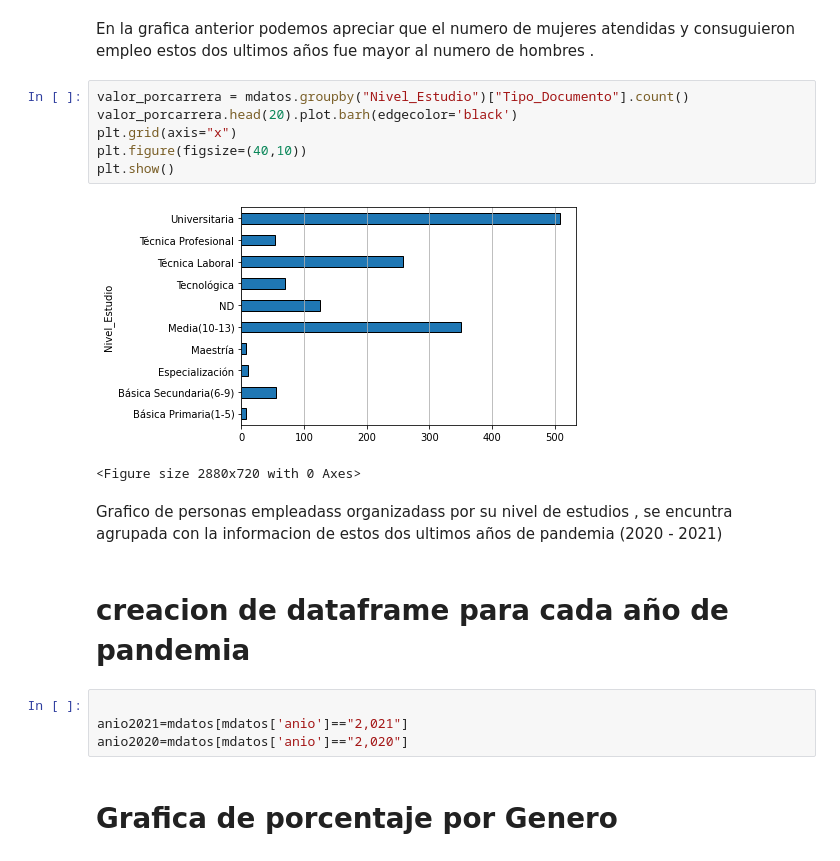
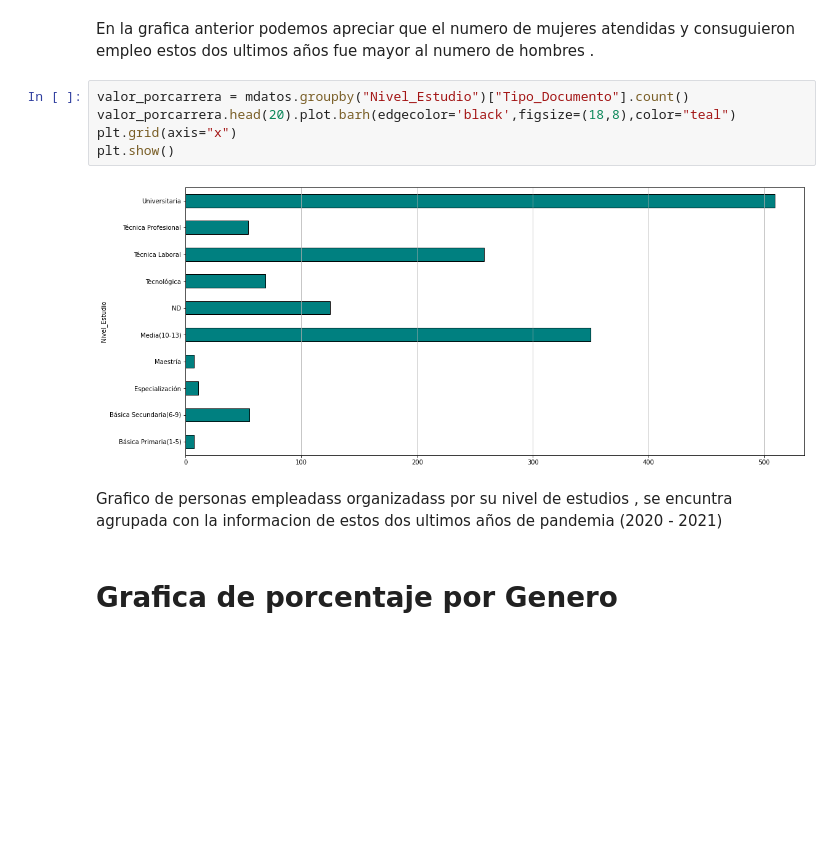
Before and after one commit to SaukB/Analisis, a Jupyter notebook: Material/Proyecto.ipynb, the cells around one changed output. Cells and saved outputs as stored; diff of their text form; blank space fills up the shorter version.

Commit message:
Colores , graficos

```diff
--- a/Material/Proyecto.ipynb
+++ b/Material/Proyecto.ipynb
@@ -146,21 +151,13 @@ print(ndata.columns)'''
 En la grafica anterior podemos apreciar que el numero de mujeres atendidas y consuguieron empleo estos dos ultimos años fue mayor al numero de hombres  .
 # %%
 valor_porcarrera = mdatos.groupby("Nivel_Estudio")["Tipo_Documento"].count()
-valor_porcarrera.head(20).plot.barh(edgecolor='black')
+valor_porcarrera.head(20).plot.barh(edgecolor='black',figsize=(18,8),color="teal")
 plt.grid(axis="x")
-plt.figure(figsize=(40,10))
 plt.show()
 # %% [output]
-[figure, old version]
+[figure, new version]
-<Figure size 2880x720 with 0 Axes>
 # %% [markdown]
 Grafico de personas empleadass organizadass por su nivel de estudios , se encuntra agrupada con la informacion de estos dos ultimos años de pandemia (2020 - 2021)
-# %% [markdown]
-# creacion de dataframe para cada año de pandemia
-# %%
-
-anio2021=mdatos[mdatos['anio']=="2,021"]
-anio2020=mdatos[mdatos['anio']=="2,020"]
 # %% [markdown]
 # Grafica de porcentaje por Genero
 # %%
```
Also changed, not shown: parts of 9 cells of this notebook, 9 other files.
